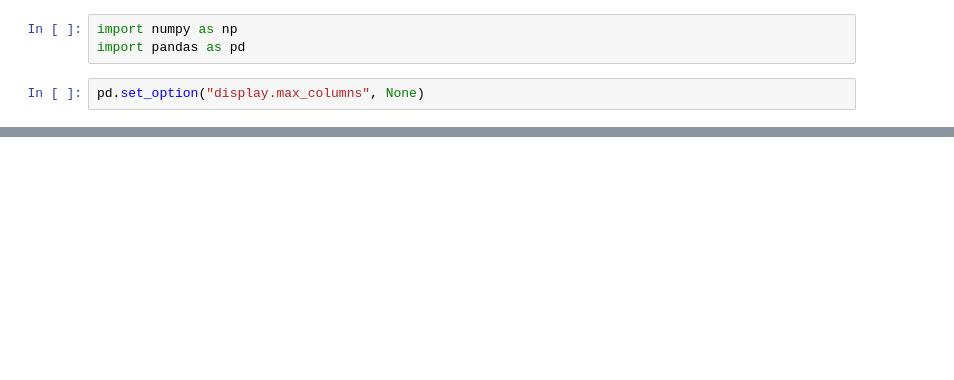
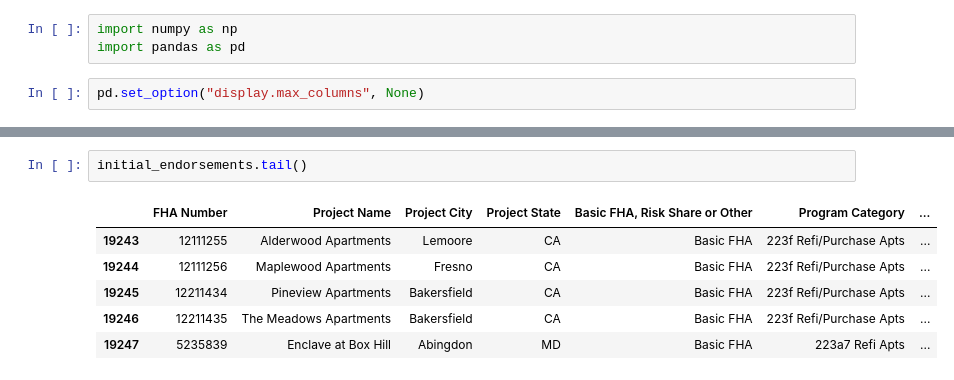
Before and after one commit to aleclhartman/personal_projects, a Jupyter notebook: testfit_wrangle.ipynb, the cells around one changed output, grey strips where cells are left out. Cells and saved outputs as stored; diff of their text form; blank space fills up the shorter version.

```diff
--- a/testfit_wrangle.ipynb
+++ b/testfit_wrangle.ipynb
@@ -39,0 +18,9 @@ Name: property_category_name, dtype: int64
+# %%
+initial_endorsements.tail()
+# %% [output]
+|  | FHA Number | Project Name | Project City | Project State | Basic FHA, Risk Share or Other | Program Category | ... |
+| 19243 | 12111255 | Alderwood Apartments | Lemoore | CA | Basic FHA | 223f Refi/Purchase Apts | ... |
+| 19244 | 12111256 | Maplewood Apartments | Fresno | CA | Basic FHA | 223f Refi/Purchase Apts | ... |
+| 19245 | 12211434 | Pineview Apartments | Bakersfield | CA | Basic FHA | 223f Refi/Purchase Apts | ... |
+| 19246 | 12211435 | The Meadows Apartments | Bakersfield | CA | Basic FHA | 223f Refi/Purchase Apts | ... |
+| 19247 | 5235839 | Enclave at Box Hill | Abingdon | MD | Basic FHA | 223a7 Refi Apts | ... |
```
Also changed, not shown: parts of 5 cells of this notebook, 1 other file.
